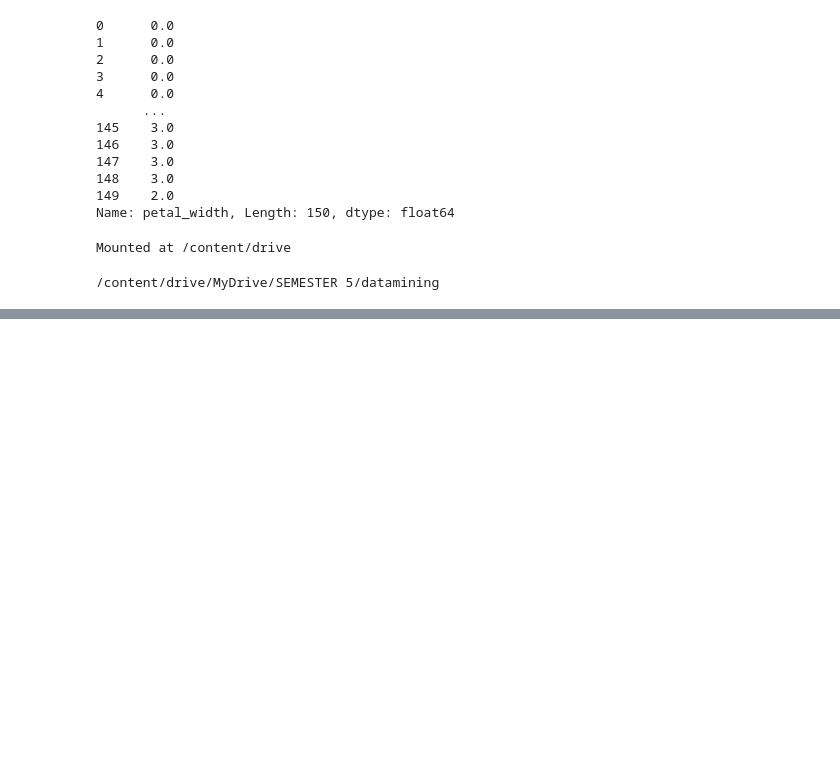
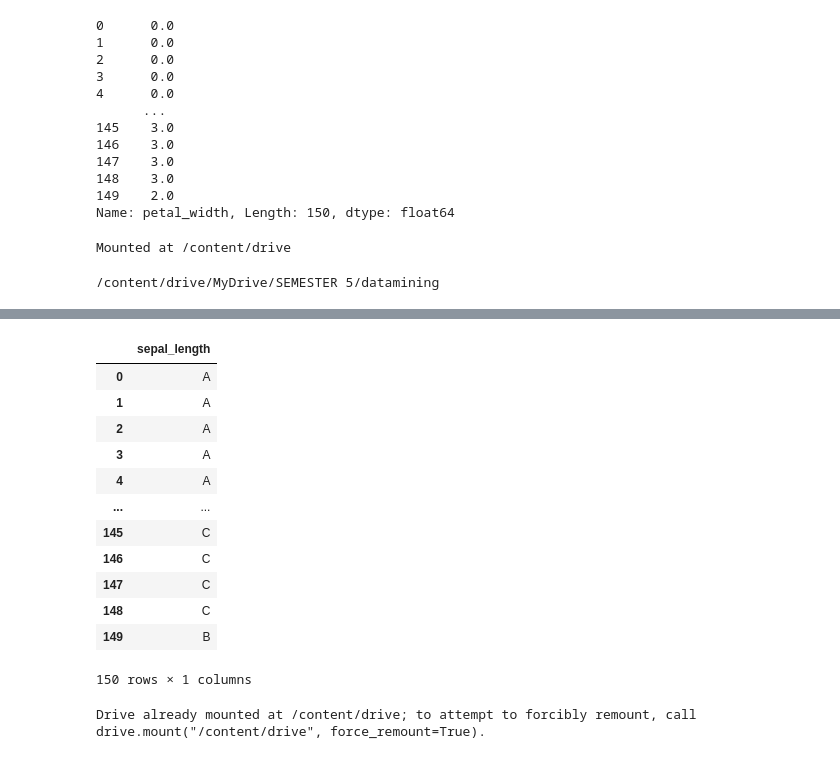
Before and after one commit to Fadhila-Zahra/datamining, a Jupyter notebook: _sources/notebooks.ipynb, the cells around one changed output, grey strips where cells are left out. Cells and saved outputs as stored; diff of their text form; code cells hidden in the pictures; blank space fills up the shorter version.

```diff
--- a/_sources/notebooks.ipynb
+++ b/_sources/notebooks.ipynb
@@ -340,0 +348,6 @@ iris2.head()
+# %%
+# mengubah dataframe menjadi array
+sepal_length = iris2["sepal_length"].to_numpy()
+sepal_width = iris2["sepal_width"].to_numpy()
+petal_length = iris2["petal_length"].to_numpy()
+petal_width = iris2["petal_width"].to_numpy()
@@ -340,0 +420,23 @@ iris2.head()
+# %%
+# Mengubah array menjadi tabel kembali
+df_sepal_length = pd.DataFrame(iris2_sepal_length, columns = ["sepal_length"])
+df_sepal_width = pd.DataFrame(iris2_sepal_width, columns = ["sepal_width"])
+df_petal_length = pd.DataFrame(iris2_petal_length, columns = ["petal_length"])
+df_petal_width = pd.DataFrame(iris2_petal_width, columns = ["petal_width"])
+# %%
+# cek apakah sudah kembali
+df_sepal_length
+# %% [output]
+|  | sepal_length |
+| 0 | A |
+| 1 | A |
+| 2 | A |
+| 3 | A |
+| 4 | A |
+| ... | ... |
+| 145 | C |
+| 146 | C |
+| 147 | C |
+| 148 | C |
+| 149 | B |
+150 rows × 1 columns
@@ -340,0 +449,6 @@ iris2.head()
+# %%
+# Mount drive
+from google.colab import drive
+drive.mount('/content/drive')
+# %% [output]
+Drive already mounted at /content/drive; to attempt to forcibly remount, call drive.mount("/content/drive", force_remount=True).
```
Also changed, not shown: parts of 10 cells of this notebook, 2 other files.
